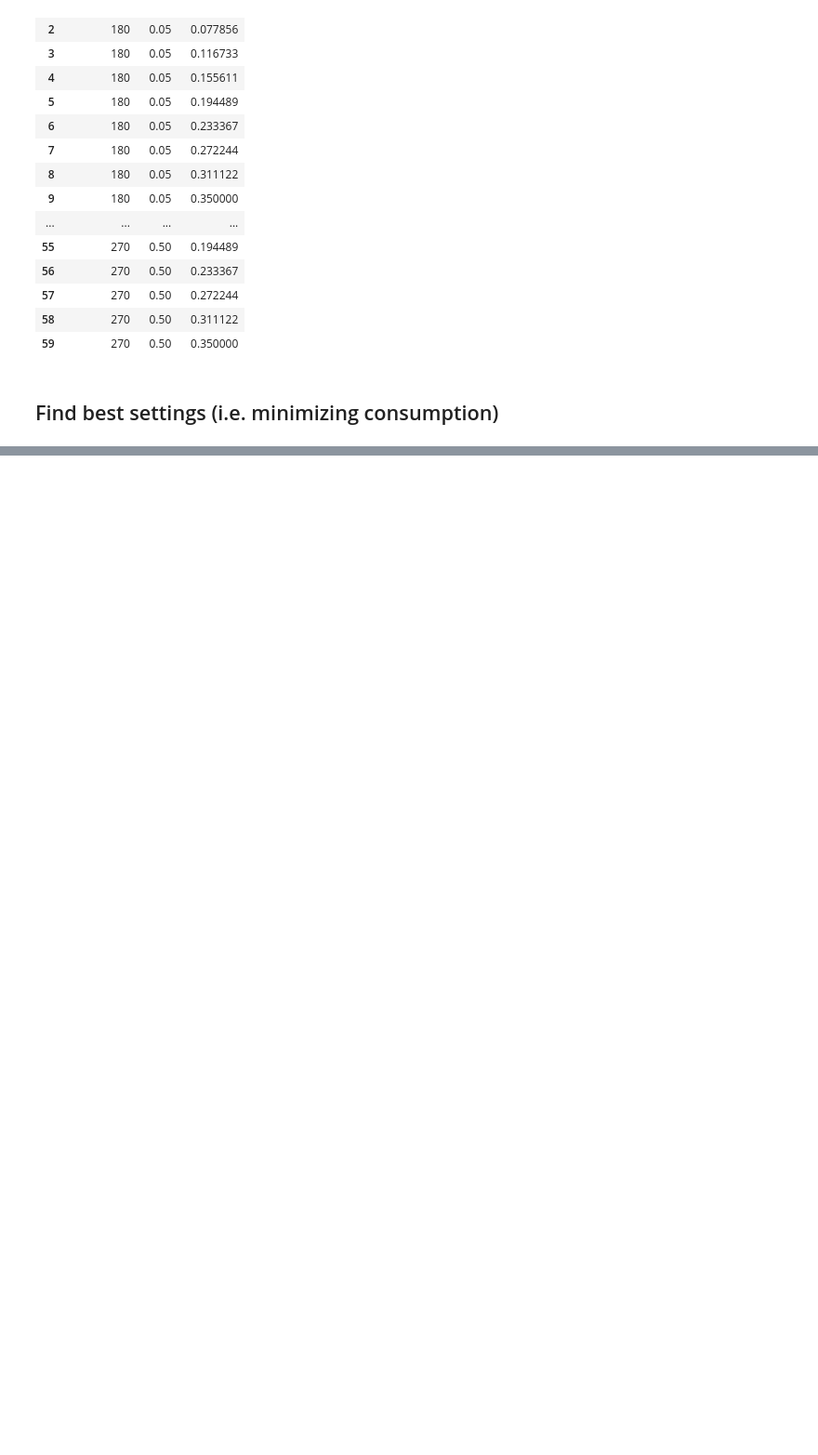
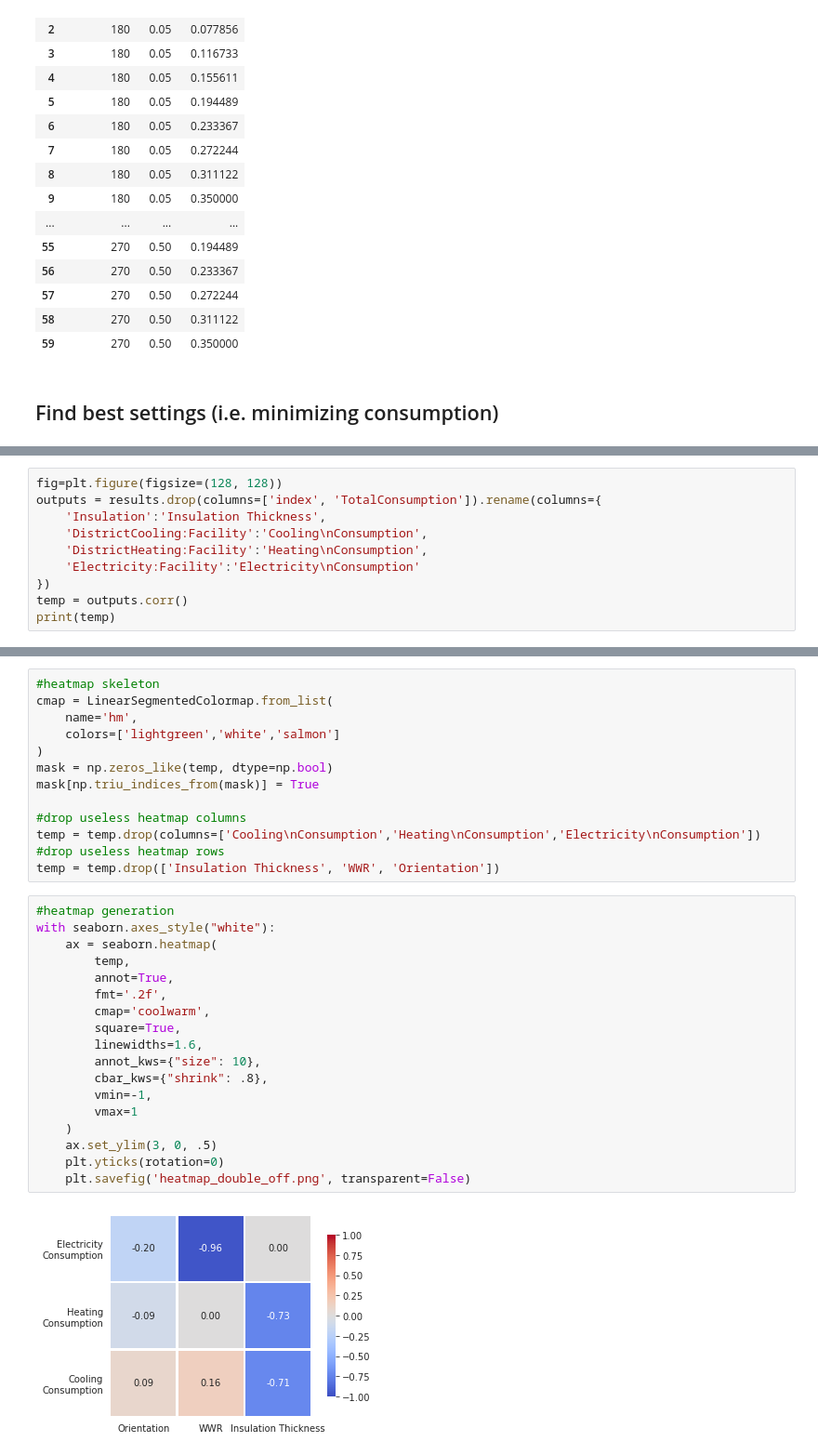
Before and after one commit to lau175/ict4bd175, a Jupyter notebook: 1_parametrization/param_off.ipynb, the cells around one changed output, grey strips where cells are left out. Shown: that part at 93% size. Saved outputs shown, nothing was run; the diff lists cells and outputs as text; blank space fills up the shorter version.

```diff
--- a/1_parametrization/param_off.ipynb
+++ b/1_parametrization/param_off.ipynb
@@ -338,0 +257,10 @@ HD=1
+# %%
+fig=plt.figure(figsize=(128, 128))
+outputs = results.drop(columns=['index', 'TotalConsumption']).rename(columns={
+    'Insulation':'Insulation Thickness',
+    'DistrictCooling:Facility':'Cooling\nConsumption',
+    'DistrictHeating:Facility':'Heating\nConsumption',
+    'Electricity:Facility':'Electricity\nConsumption'
+})
+temp = outputs.corr()
+print(temp)
@@ -338,0 +286,33 @@ HD=1
+# %%
+#heatmap skeleton
+cmap = LinearSegmentedColormap.from_list(
+    name='hm',
+    colors=['lightgreen','white','salmon']
+)
+mask = np.zeros_like(temp, dtype=np.bool)
+mask[np.triu_indices_from(mask)] = True
+
+#drop useless heatmap columns
+temp = temp.drop(columns=['Cooling\nConsumption','Heating\nConsumption','Electricity\nConsumption'])
+#drop useless heatmap rows
+temp = temp.drop(['Insulation Thickness', 'WWR', 'Orientation'])
+# %%
+#heatmap generation
+with seaborn.axes_style("white"):
+    ax = seaborn.heatmap(
+        temp,
+        annot=True,
+        fmt='.2f',
+        cmap='coolwarm',
+        square=True,
+        linewidths=1.6,
+        annot_kws={"size": 10},
+        cbar_kws={"shrink": .8},
+        vmin=-1,
+        vmax=1
+    )
+    ax.set_ylim(3, 0, .5)
+    plt.yticks(rotation=0)
+    plt.savefig('heatmap_double_off.png', transparent=False)
+# %% [output]
+[figure, added]
```
Also changed, not shown: parts of 10 cells of this notebook, 1 other file.
